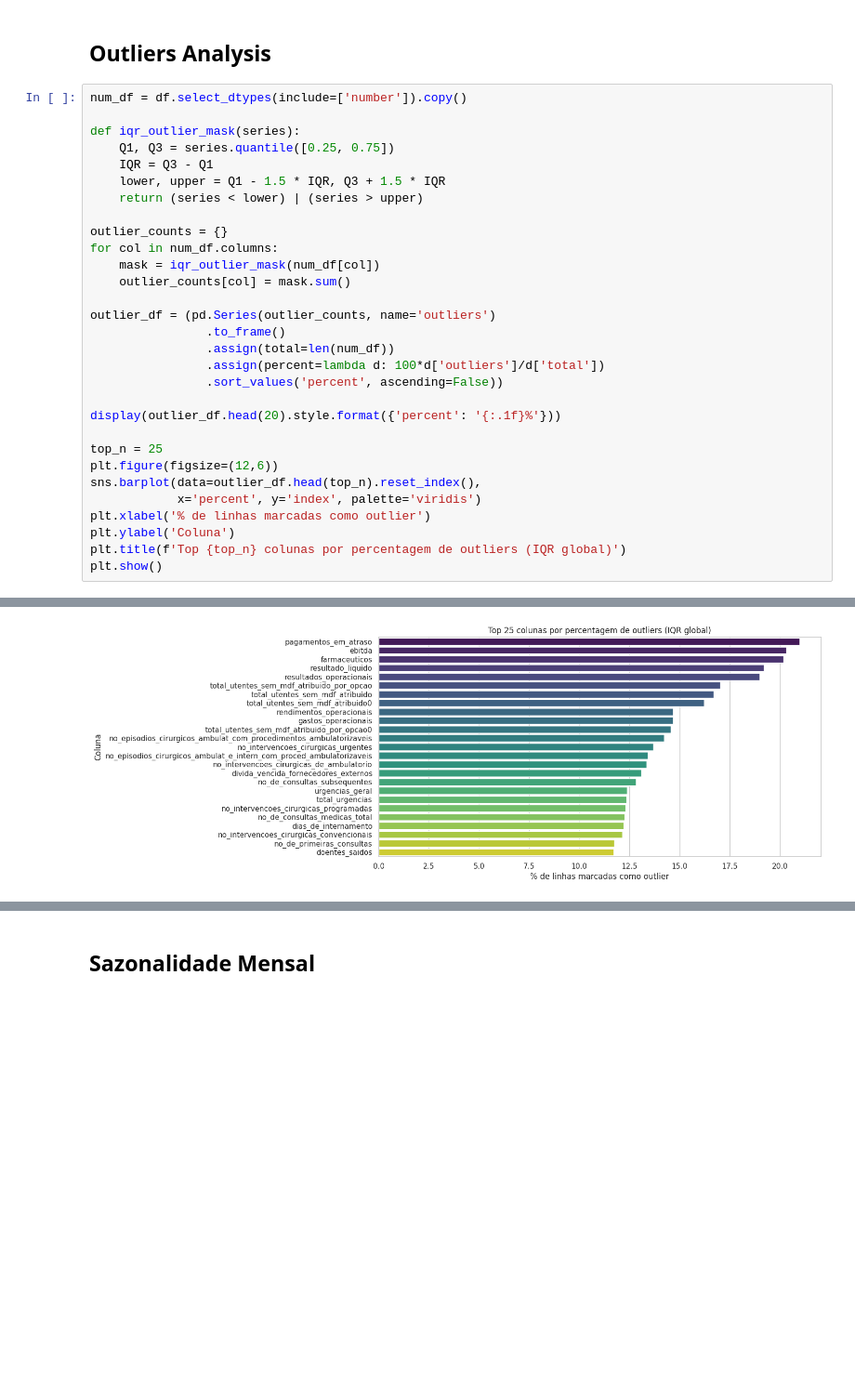
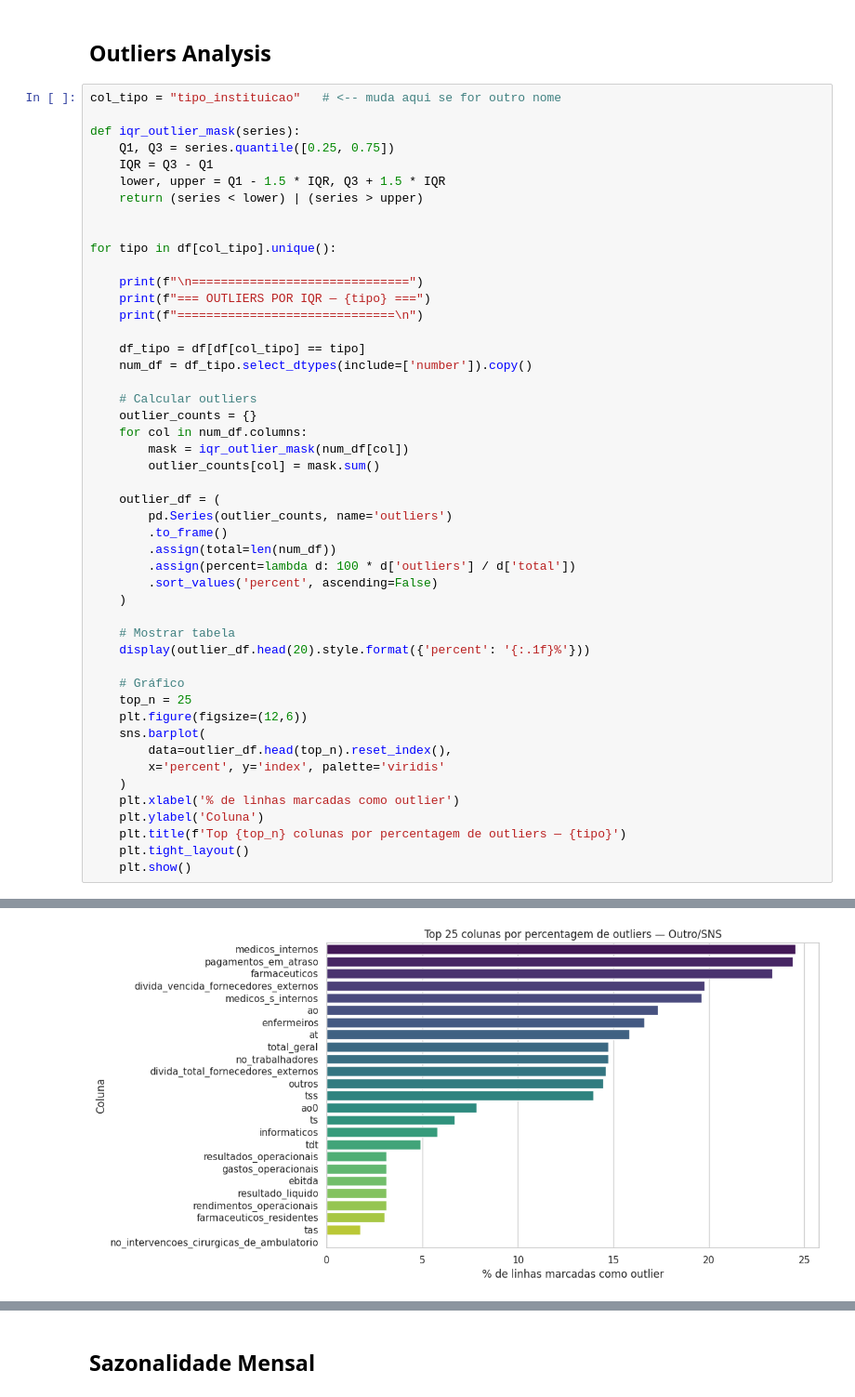
Before and after one commit to claudio3472/SNSDashboard, a Jupyter notebook: notebooks/master_analysis.ipynb, the cells around one changed output, grey strips where cells are left out. Shown at 93% size. Drawn from its saved outputs; the diff is of its cells as text; blank space fills up the shorter version.

```diff
--- a/notebooks/master_analysis.ipynb
+++ b/notebooks/master_analysis.ipynb
@@ -537,7 +664,7 @@ Top 10 variáveis que mais contribuem para PC2:
 # %% [markdown]
 ## Outliers Analysis
 # %%
-num_df = df.select_dtypes(include=['number']).copy()
+col_tipo = "tipo_instituicao"   # <-- muda aqui se for outro nome
 
 def iqr_outlier_mask(series):
     Q1, Q3 = series.quantile([0.25, 0.75])
@@ -545,25 +672,43 @@ def iqr_outlier_mask(series):
     lower, upper = Q1 - 1.5 * IQR, Q3 + 1.5 * IQR
     return (series < lower) | (series > upper)
 
-outlier_counts = {}
-for col in num_df.columns:
-    mask = iqr_outlier_mask(num_df[col])
-    outlier_counts[col] = mask.sum()
 
-outlier_df = (pd.Series(outlier_counts, name='outliers')
-                .to_frame()
-                .assign(total=len(num_df))
-                .assign(percent=lambda d: 100*d['outliers']/d['total'])
-                .sort_values('percent', ascending=False))
+for tipo in df[col_tipo].unique():
 
-display(outlier_df.head(20).style.format({'percent': '{:.1f}%'}))
+    print(f"\n==============================")
+    print(f"=== OUTLIERS POR IQR — {tipo} ===")
+    print(f"==============================\n")
 
-top_n = 25
-plt.figure(figsize=(12,6))
-sns.barplot(data=outlier_df.head(top_n).reset_index(),
-            x='percent', y='index', palette='viridis')
-plt.xlabel('% de linhas marcadas como outlier')
-plt.ylabel('Coluna')
-plt.title(f'Top {top_n} colunas por percentagem de outliers (IQR global)')
-plt.show()
+    df_tipo = df[df[col_tipo] == tipo]
+    num_df = df_tipo.select_dtypes(include=['number']).copy()
+
+    # Calcular outliers
+    outlier_counts = {}
+    for col in num_df.columns:
+        mask = iqr_outlier_mask(num_df[col])
+        outlier_counts[col] = mask.sum()
+
+    outlier_df = (
+        pd.Series(outlier_counts, name='outliers')
+        .to_frame()
+        .assign(total=len(num_df))
+        .assign(percent=lambda d: 100 * d['outliers'] / d['total'])
+        .sort_values('percent', ascending=False)
+    )
+
+    # Mostrar tabela
+    display(outlier_df.head(20).style.format({'percent': '{:.1f}%'}))
+
+    # Gráfico
+    top_n = 25
+    plt.figure(figsize=(12,6))
+    sns.barplot(
+        data=outlier_df.head(top_n).reset_index(),
+        x='percent', y='index', palette='viridis'
+    )
+    plt.xlabel('% de linhas marcadas como outlier')
+    plt.ylabel('Coluna')
+    plt.title(f'Top {top_n} colunas por percentagem de outliers — {tipo}')
+    plt.tight_layout()
+    plt.show()
 # %% [output]
@@ -590 +738 @@ Passing `palette` without assigning `hue` is deprecated and will be removed in v
-[figure, old version]
+[figure, new version]
```
Also changed, not shown: parts of 26 cells of this notebook, 1 other file.
